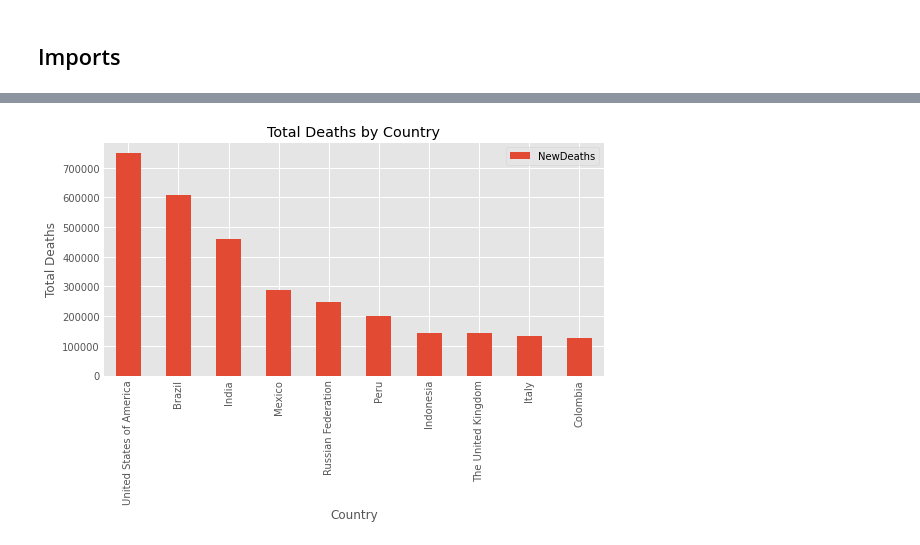
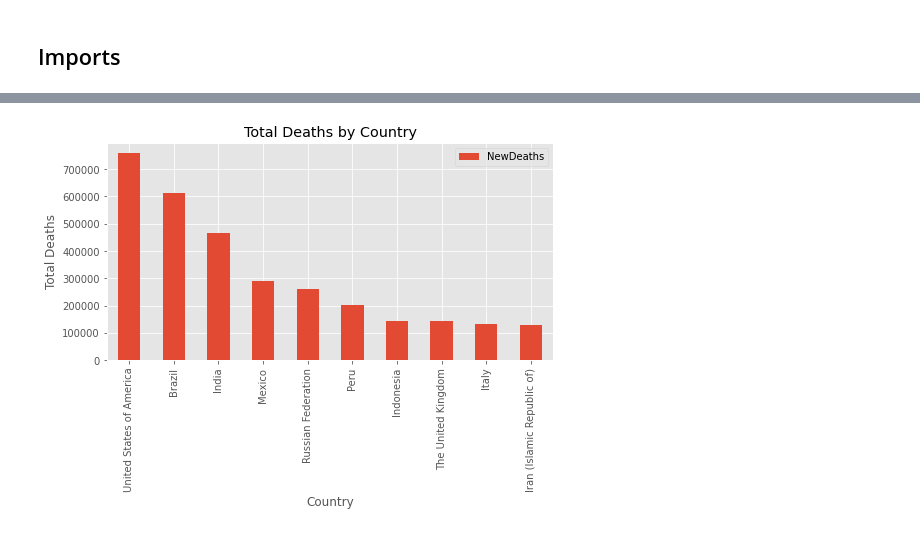
Before and after one commit to lyubol/Pandas-ETL---Covid, a Jupyter notebook: data_analysis.ipynb, the cells around one changed output, grey strips where cells are left out. Drawn from its saved outputs; the diff is of its cells as text; code cells hidden in the pictures.

```diff
--- a/data_analysis.ipynb
+++ b/data_analysis.ipynb
@@ -21 +13,3 @@ df_merged = pd.merge(pd.merge(df_cases, df_vaccines[['DailyVaccinations', 'Peopl
+# %%
+df = pd.read_parquet('./Processed/WHO-COVID19-MERGED.parquet')
 # %% [markdown]
@@ -27,3 +23,3 @@ plt.style.use('ggplot') # go back and execute the graph again
 # %%
-df_merged['CumulativeDeathsPopulationRatio'] = df_merged['CumulativeDeaths'] / df_merged['Population']
+df['CumulativeDeathsPopulationRatio'] = df['CumulativeDeaths'] / df['Population']
 # %%
@@ -35,6 +31,4 @@ df_merged.groupby('Country')['CumulativeDeathsPopulationRatio'].max().sort_value
 # %%
-# Visualise total deaths per country
-
-df_merged.groupby('Country').agg({'NewDeaths':'sum'}).sort_values('NewDeaths', ascending=False).head(10).plot(kind='bar', ylabel='Total Deaths', title='Total Deaths by Country', figsize=(8,4), fontsize=10);
+df.groupby('Country').agg({'NewDeaths':'sum'}).sort_values('NewDeaths', ascending=False).head(10).plot(kind='bar', ylabel='Total Deaths', title='Total Deaths by Country', figsize=(8,4), fontsize=10);
 # %% [output]
-[figure, old version]
+[figure, new version]
```
Also changed, not shown: parts of 13 cells of this notebook, 1 other file.
